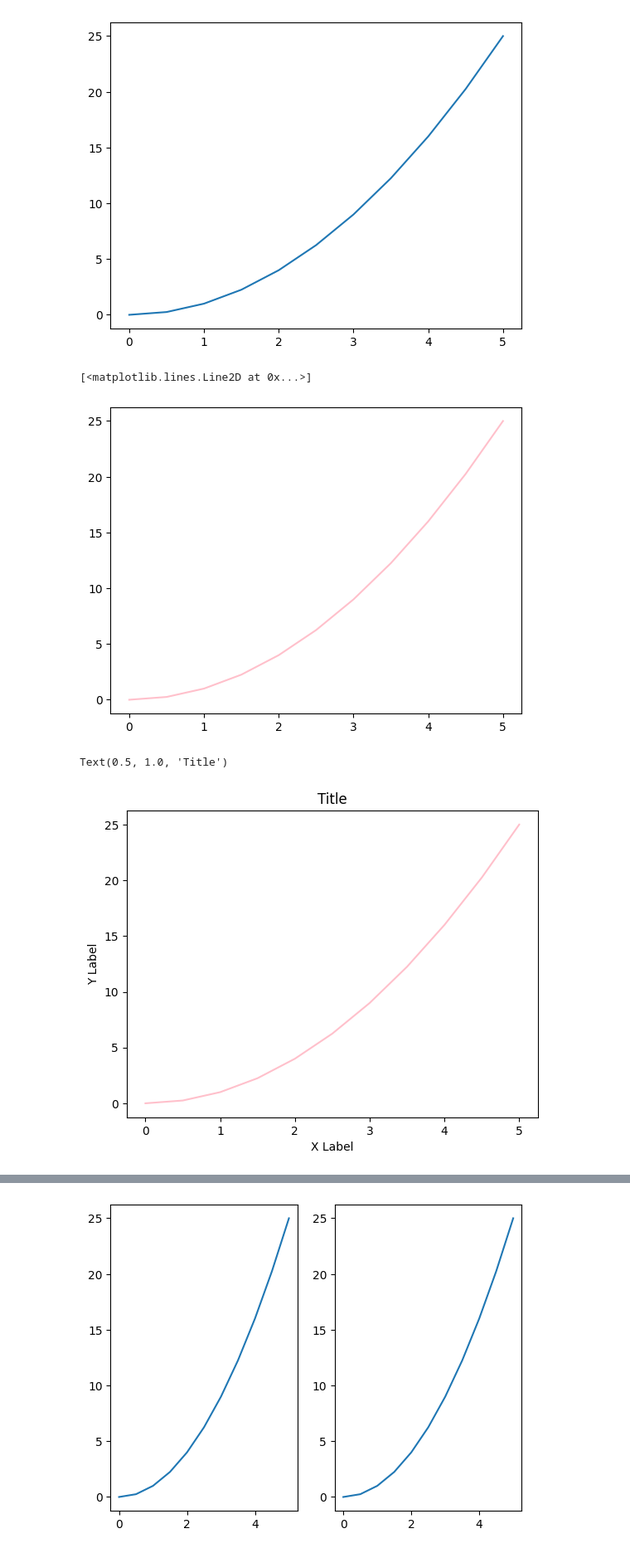
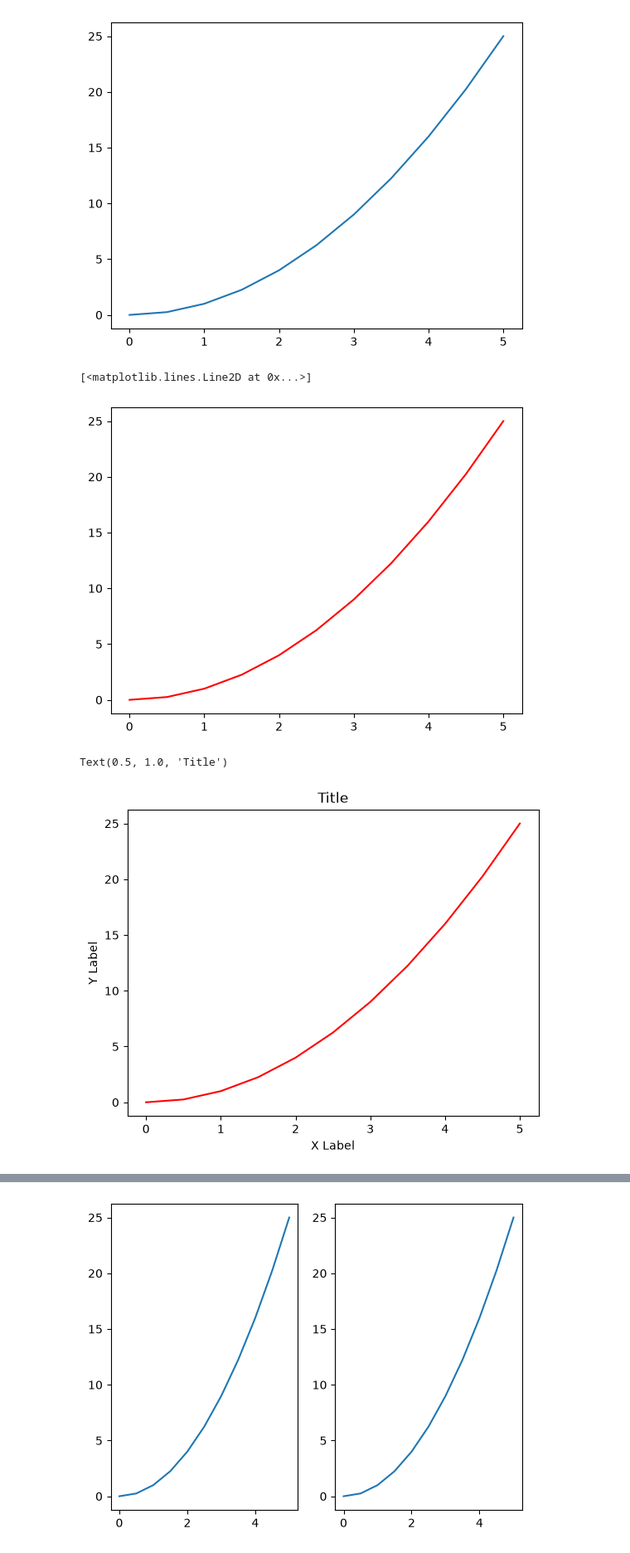
Before and after one commit to JulyaTorres/My-Py-DS-ML-Bootcamp-master, a Jupyter notebook: 00-Minhas_anotacoes/05-My-Data-Visualization-with-Matplotlib/01-My-Matplotlib Concepts Lecture.ipynb, the cells around one changed output, grey strips where cells are left out. Shown at 83% size. Saved outputs shown, nothing was run; the diff lists cells and outputs as text; code cells hidden in the pictures.

```diff
--- a/00-Minhas_anotacoes/05-My-Data-Visualization-with-Matplotlib/01-My-Matplotlib Concepts Lecture.ipynb
+++ b/00-Minhas_anotacoes/05-My-Data-Visualization-with-Matplotlib/01-My-Matplotlib Concepts Lecture.ipynb
@@ -26,15 +32,17 @@ plt.plot(x,y)
 [<matplotlib.lines.Line2D at 0x...>]
 [figure]
 # %%
-plt.plot(x,y, 'pink')
+# Alternado cor da linha
+plt.plot(x,y, 'red')
 # %% [output]
 [<matplotlib.lines.Line2D at 0x...>]
-[figure, old version]
+[figure, new version]
 # %%
-plt.plot(x,y, 'pink')
-plt.xlabel('X Label')
-plt.ylabel('Y Label')
-plt.title('Title')
+# Mais detalhes
+plt.plot(x,y, 'red') # gráfico básico com linha vermelha
+plt.xlabel('X Label') # nome da variavel x
+plt.ylabel('Y Label') # nome da variavel y
+plt.title('Title')    # título do gráfico
 # %% [output]
 Text(0.5, 1.0, 'Title')
-[figure, old version]
+[figure, new version]
```
Also changed, not shown: parts of 14 cells of this notebook, 1 other file.
